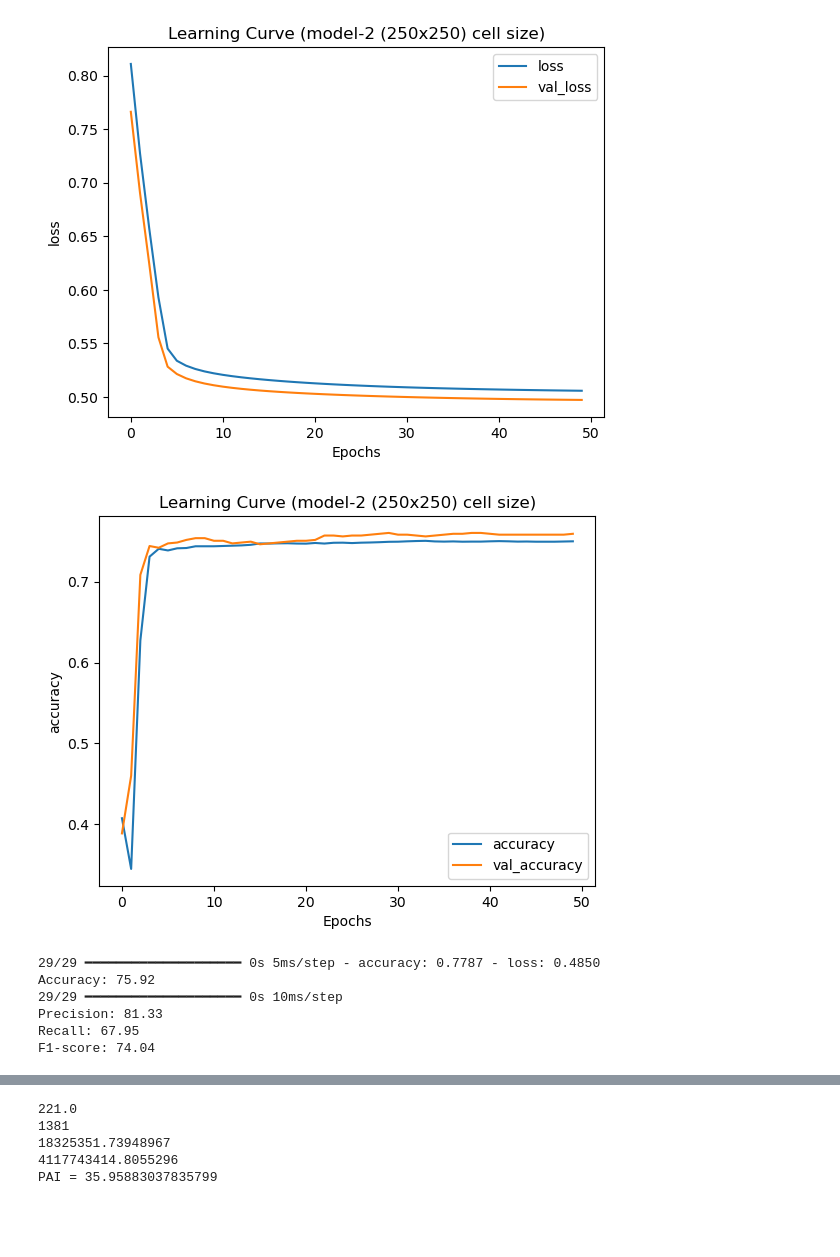
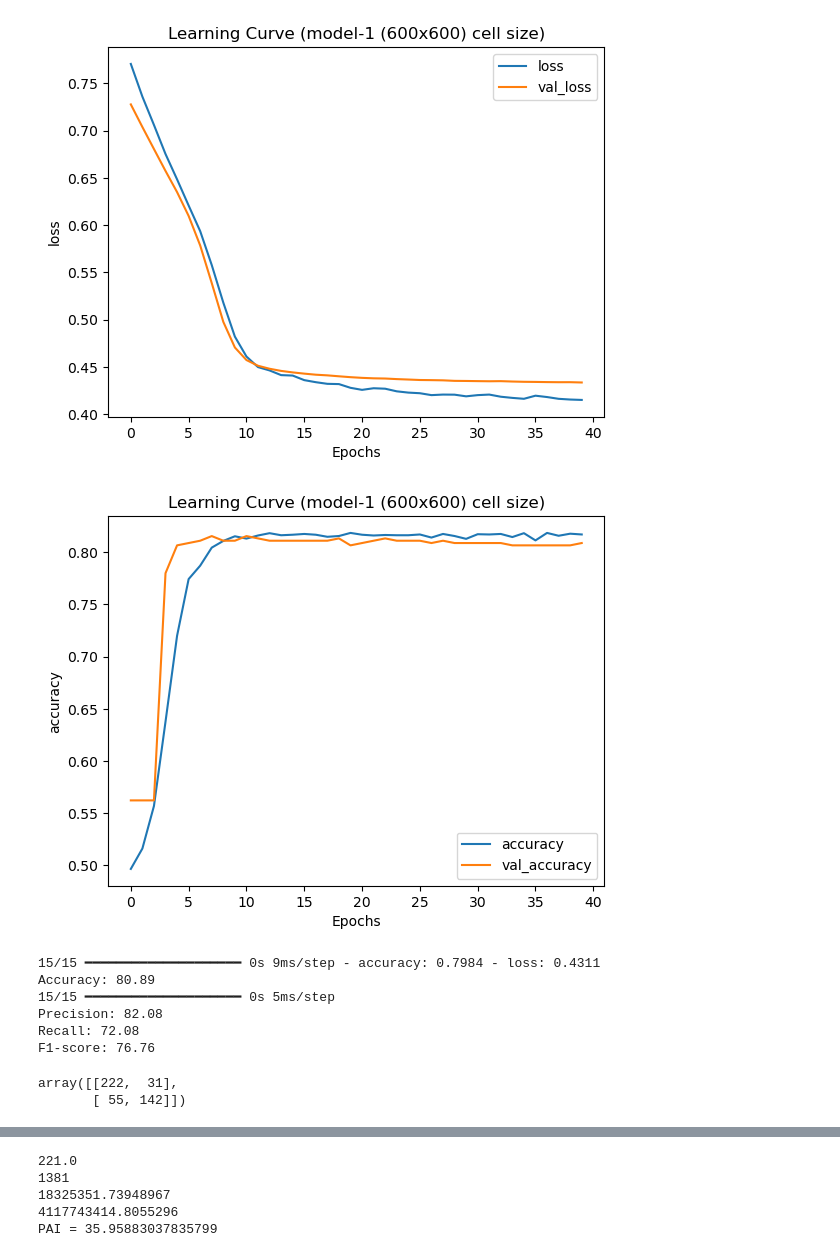
Before and after one commit to nishanKhanal/crime-forecasting-task, a Jupyter notebook: Model Training and Prediction.ipynb, the cells around one changed output, grey strips where cells are left out. Saved outputs shown, nothing was run; the diff lists cells and outputs as text; code cells hidden in the pictures; blank space fills up the shorter version.

```diff
--- a/Model Training and Prediction.ipynb
+++ b/Model Training and Prediction.ipynb
@@ -98,7 +101,7 @@ def create_sequences(df, seq_length):
 current_dir = os.getcwd()
 train_base_dir = os.path.join(current_dir, "Data", "train")
 test_base_dir = os.path.join(current_dir, "Data", "test")
-cell_size = 250
+cell_size = 600
 aggregation_period = 14 # In days
 seed_value = 1
 # make_result_reproducible(seed_value)
@@ -237,7 +240,8 @@ from tensorflow.keras.optimizers import Adam
 
 # Define the LSTM model
 model = Sequential()
-model.add(LSTM(units=15, return_sequences=False, input_shape=(X_train.shape[1], X_train.shape[2])))
+model.add(LSTM(units=20, return_sequences=False, input_shape=(X_train.shape[1], X_train.shape[2])))
+model.add(Dropout(0.2))
 model.add(Dense(1, activation='sigmoid'))
 
 optimizer = Adam(learning_rate= 0.0001)
@@ -249,5 +253,5 @@ early_stopping = EarlyStopping(monitor='val_loss', patience=10, restore_best_wei
 
 # history = model.fit(X_train, y_train, epochs=50, batch_size=32, validation_split=0.1, )
 
-history = model.fit(X_train, y_train, epochs=50, batch_size=32, validation_data=(X_val, y_val), callbacks=[early_stopping])
+history = model.fit(X_train, y_train, epochs=40, batch_size=64, validation_data=(X_val, y_val), callbacks=[early_stopping])
 # %% [output]
@@ -271,24 +275,27 @@ Epoch 50/50
 # %%
 import matplotlib.pyplot as plt
+
+model_name = 'model-2' if cell_size == 250 else 'model-1'
+
 def plot_history(history, key):
   plt.plot(history.history[key])
   plt.plot(history.history['val_'+key])
   plt.xlabel("Epochs")
   plt.ylabel(key)
   plt.legend([key, 'val_'+key])
-  plt.title(f'Learning Curve (model-2 ({cell_size}x{cell_size}) cell size)')
+  plt.title(f'Learning Curve ({model_name} ({cell_size}x{cell_size}) cell size)')
   plt.show()
 # Plot the history
 plot_history(history, 'loss')
 plot_history(history, 'accuracy')
 
 # plot_history(history, 'precision')
 # plot_history(history, 'recall')
 # %% [output]
-[figure, old version]
+[figure, new version]
-[figure, old version]
+[figure, new version]
 # %%
-from sklearn.metrics import accuracy_score, precision_score, recall_score, f1_score
+from sklearn.metrics import accuracy_score, precision_score, recall_score, f1_score, confusion_matrix
 
 
 # Evaluate the model on the val data
@@ -309,13 +316,17 @@ f1 = f1_score(y_val,  y_pred_binary)
 print('Precision: %.2f' % (precision*100))
 print('Recall: %.2f' % (recall*100))
 print('F1-score: %.2f' % (f1*100))
+
+confusion_matrix(y_val, y_pred_binary)
 # %% [output]
-29/29 ━━━━━━━━━━━━━━━━━━━━ 0s 5ms/step - accuracy: 0.7787 - loss: 0.4850
-Accuracy: 75.92
-29/29 ━━━━━━━━━━━━━━━━━━━━ 0s 10ms/step
-Precision: 81.33
-Recall: 67.95
-F1-score: 74.04
+15/15 ━━━━━━━━━━━━━━━━━━━━ 0s 9ms/step - accuracy: 0.7984 - loss: 0.4311
+Accuracy: 80.89
+15/15 ━━━━━━━━━━━━━━━━━━━━ 0s 5ms/step
+Precision: 82.08
+Recall: 72.08
+F1-score: 76.76
+array([[222,  31],
+       [ 55, 142]])
 # %%
 # Test the model
 loss, accuracy = model.evaluate(X_test, y_test)
```
Also changed, not shown: parts of 16 cells of this notebook, 5 other files.
